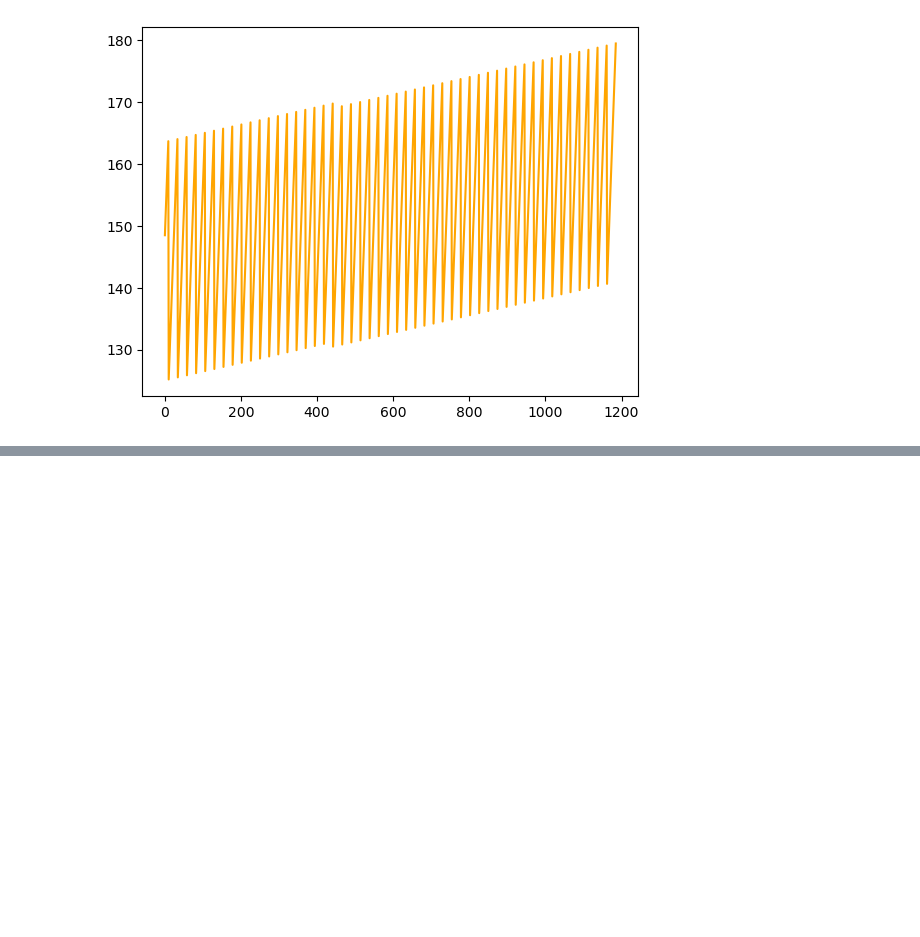
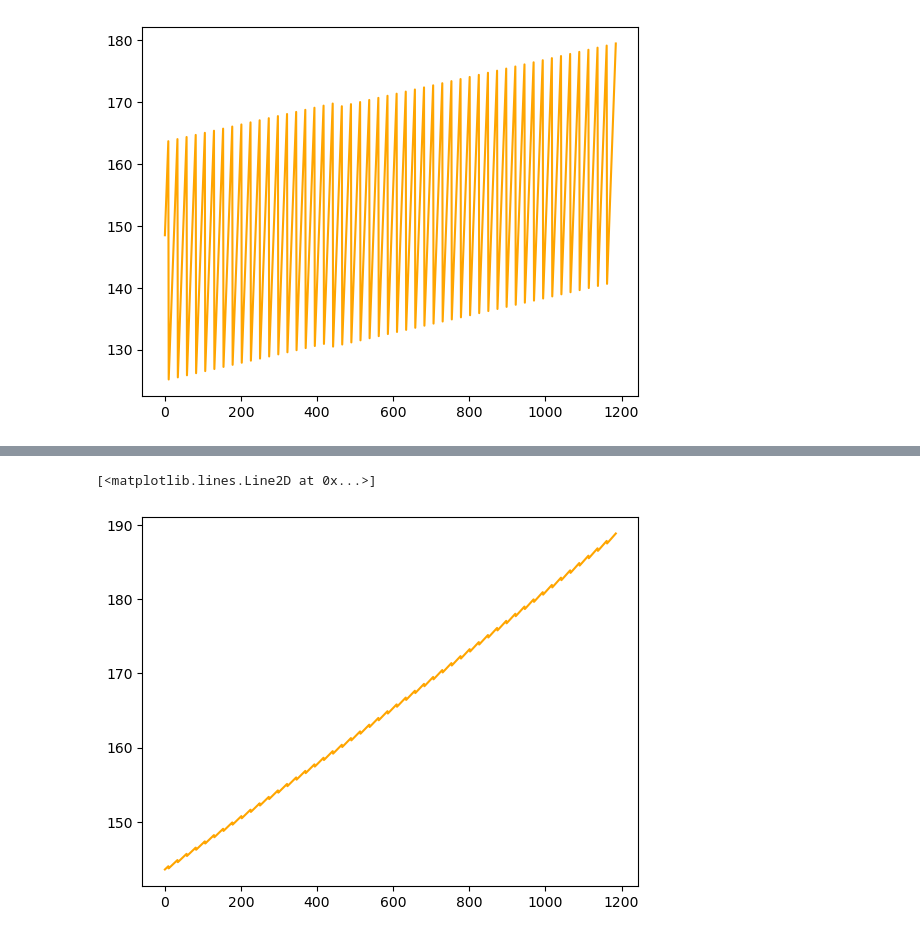
Before and after one commit to Feddyhub/supervised-learning-SearchGridCV-hyperparameter-optimization-exercise, a Jupyter notebook: task5-checkpoint.ipynb, the cells around one changed output, grey strips where cells are left out. Saved outputs shown, nothing was run; the diff lists cells and outputs as text; code cells hidden in the pictures; blank space fills up the shorter version.

```diff
--- a/task5-checkpoint.ipynb
+++ b/task5-checkpoint.ipynb
@@ -381,2 +397,2 @@ Fitting 5 folds for each of 4 candidates, totalling 20 fits
 # %%
-y_pred23 =svm_gridmodel.predict(X_test)
+best = svm_gridmodel.best_params_
@@ -382,0 +401,2 @@ y_pred23 =svm_gridmodel.predict(X_test)
+# %%
+svm_gridmodel=SVR(**best)
@@ -382,0 +405,2 @@ y_pred23 =svm_gridmodel.predict(X_test)
+# %%
+svm_gridmodel.fit(X_train,y_train)
@@ -481,5 +592,8 @@ plt.plot(y_pred31,color="blue")
 # %%
 # SVMR Regressor gridsearchCV
-plt.plot(y_pred32,color="orange")
+plt.plot(y_pred23,color="orange")
+# %% [output]
+[<matplotlib.lines.Line2D at 0x...>]
+[figure, added]
 # %%
 # xGboost Regressor default parameter
```
Also changed, not shown: parts of 28 cells of this notebook.
